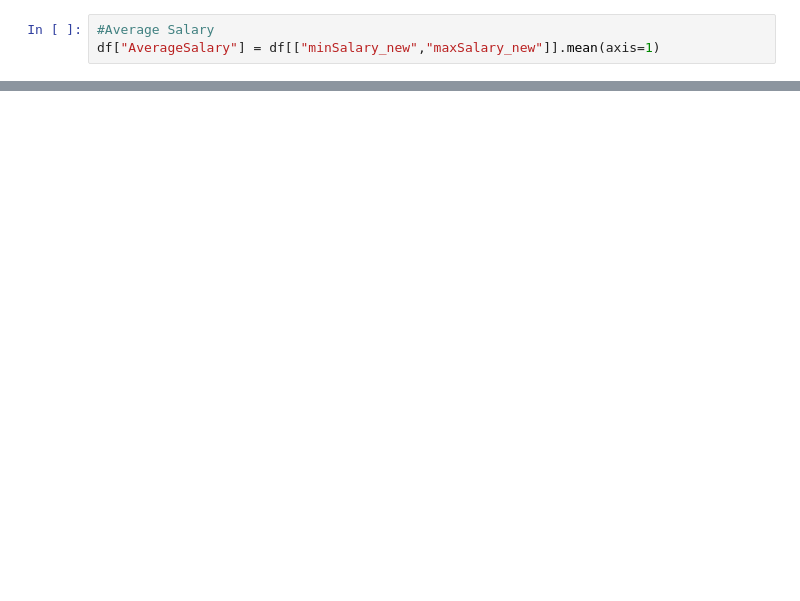
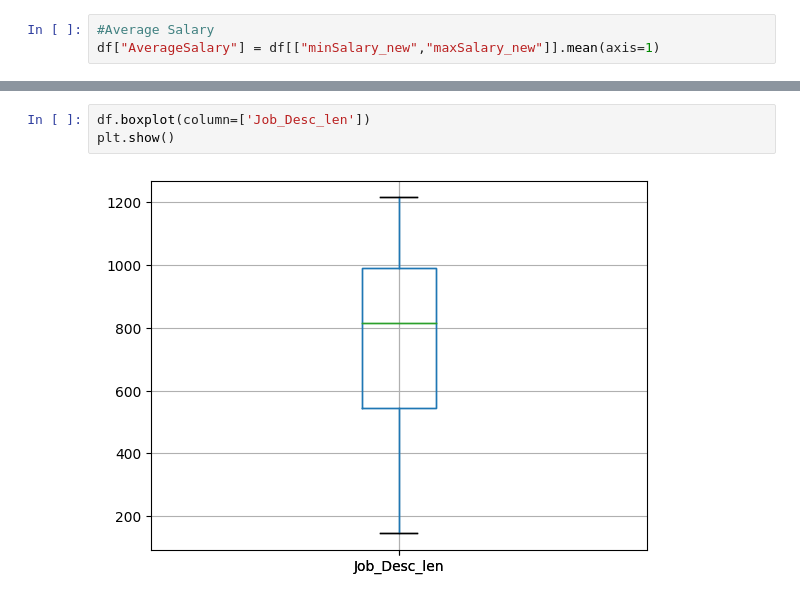
Before and after one commit to mosemb/DSalary, a Jupyter notebook: Eda.ipynb, the cells around one changed output, grey strips where cells are left out. Cells and saved outputs as stored; diff of their text form; blank space fills up the shorter version.

```diff
--- a/Eda.ipynb
+++ b/Eda.ipynb
@@ -270,0 +284,5 @@ df.describe()
+# %%
+df.boxplot(column=['Job_Desc_len'])
+plt.show()
+# %% [output]
+[figure, added]
```
Also changed, not shown: parts of 26 cells of this notebook.
